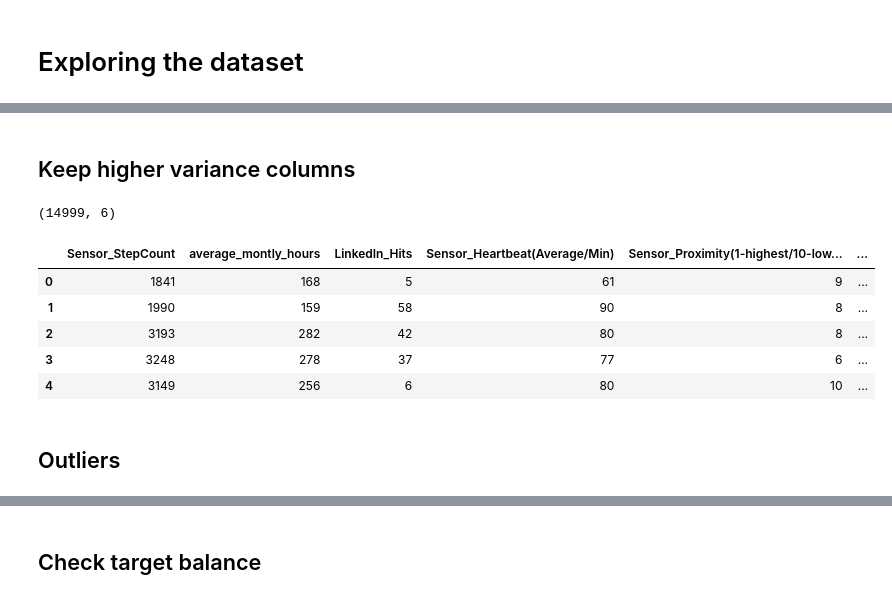
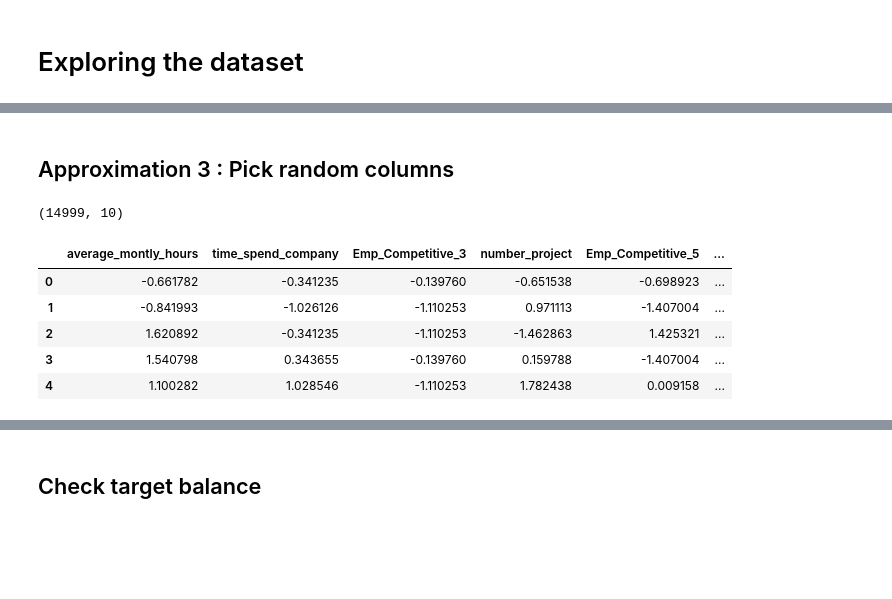
Before and after one commit to Emroullier/hr-data-analytics, a Jupyter notebook: notebooks/simple_log_regression.ipynb, the cells around one changed output, grey strips where cells are left out. Saved outputs shown, nothing was run; the diff lists cells and outputs as text; code cells hidden in the pictures; blank space fills up the shorter version.

```diff
--- a/notebooks/simple_log_regression.ipynb
+++ b/notebooks/simple_log_regression.ipynb
@@ -92,0 +211,3 @@ dataset.head()
+# %%
+#Fitting scaler to features
+std_scaler.fit(X)
@@ -92,0 +216,4 @@ dataset.head()
+# %%
+X_std = std_scaler.transform(X)
+print(X_std.shape)
+X_std.head()
@@ -93,23 +228,17 @@ dataset.head()
 # %% [markdown]
-## Keep higher variance columns
+## Approximation 3 : Pick random columns
 # %%
-# Keep higher standard deviations columns AND target
-high_std_col = dataset.std().sort_values(ascending=False).head(5)
-high_std_col_names = high_std_col.index.to_list()
-
-if 'left_Company' not in high_std_col_names:
-    high_std_col_names.append('left_Company')
-
-dataset = dataset[high_std_col_names]
-print(dataset.shape)
-dataset.head()
+# Pick random features (baseline)
+rand_std_col = X_std.std().sort_values(ascending=False).sample(10, random_state=999)
+rand_std_col_names = rand_std_col.index.to_list()
+X_std = X_std[rand_std_col_names]
+print(X_std.shape)
+X_std.head()
 # %% [output]
-(14999, 6)
+(14999, 10)
-|  | Sensor_StepCount | average_montly_hours | LinkedIn_Hits | Sensor_Heartbeat(Average/Min) | Sensor_Proximity(1-highest/10-low... | ... |
-| 0 | 1841 | 168 | 5 | 61 | 9 | ... |
-| 1 | 1990 | 159 | 58 | 90 | 8 | ... |
-| 2 | 3193 | 282 | 42 | 80 | 8 | ... |
-| 3 | 3248 | 278 | 37 | 77 | 6 | ... |
-| 4 | 3149 | 256 | 6 | 80 | 10 | ... |
+|  | average_montly_hours | time_spend_company | Emp_Competitive_3 | number_project | Emp_Competitive_5 | ... |
+| 0 | -0.661782 | -0.341235 | -0.139760 | -0.651538 | -0.698923 | ... |
+| 1 | -0.841993 | -1.026126 | -1.110253 | 0.971113 | -1.407004 | ... |
+| 2 | 1.620892 | -0.341235 | -1.110253 | -1.462863 | 1.425321 | ... |
+| 3 | 1.540798 | 0.343655 | -0.139760 | 0.159788 | -1.407004 | ... |
+| 4 | 1.100282 | 1.028546 | -1.110253 | 1.782438 | 0.009158 | ... |
-# %% [markdown]
-## Outliers
```
Also changed, not shown: parts of 64 cells of this notebook.
